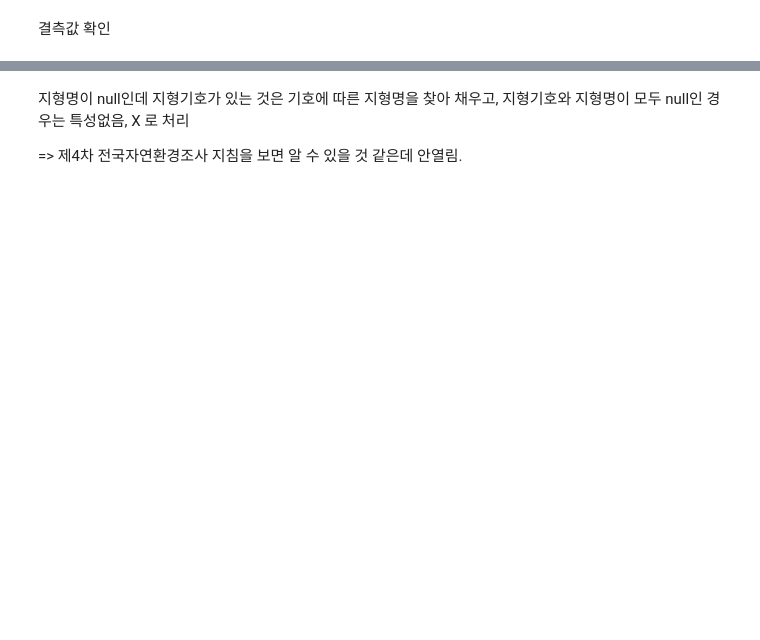
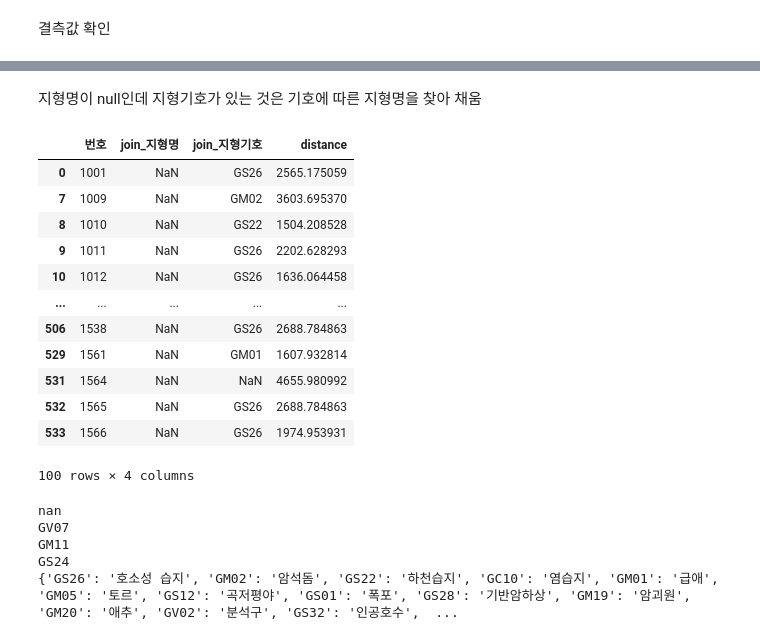
Before and after one commit to HKLeeeee/datacampus_dao, a Jupyter notebook: preprocessing/지형경관.ipynb, the cells around one changed output, grey strips where cells are left out. Drawn from its saved outputs; the diff is of its cells as text; code cells hidden in the pictures; blank space fills up the shorter version.

```diff
--- a/preprocessing/지형경관.ipynb
+++ b/preprocessing/지형경관.ipynb
@@ -90,5 +96,33 @@ df[df['join_지형기호'].isnull()]
 # %% [markdown]
-지형명이 null인데 지형기호가 있는 것은 기호에 따른 지형명을 찾아 채우고,
-지형기호와 지형명이 모두 null인 경우는 특성없음, X 로 처리
-
-=> 제4차 전국자연환경조사 지침을 보면 알 수 있을 것 같은데 안열림.
+지형명이 null인데 지형기호가 있는 것은 기호에 따른 지형명을 찾아 채움
+# %%
+name_null = df[df['join_지형명'].isnull()]
+display(name_null)
+symbol = list(name_null['join_지형기호'].unique())
+symbol_dict = {}
+for s in symbol :
+    a = df[(df['join_지형기호'] == s) & (df['join_지형명'].notnull())]
+    try :
+        symbol_dict[s]=a['join_지형명'].unique()[0]
+    except :
+        print(s)
+print(symbol_dict)
+# %% [output]
+|  | 번호 | join_지형명 | join_지형기호 | distance |
+| 0 | 1001 | NaN | GS26 | 2565.175059 |
+| 7 | 1009 | NaN | GM02 | 3603.695370 |
+| 8 | 1010 | NaN | GS22 | 1504.208528 |
+| 9 | 1011 | NaN | GS26 | 2202.628293 |
+| 10 | 1012 | NaN | GS26 | 1636.064458 |
+| ... | ... | ... | ... | ... |
+| 506 | 1538 | NaN | GS26 | 2688.784863 |
+| 529 | 1561 | NaN | GM01 | 1607.932814 |
+| 531 | 1564 | NaN | NaN | 4655.980992 |
+| 532 | 1565 | NaN | GS26 | 2688.784863 |
+| 533 | 1566 | NaN | GS26 | 1974.953931 |
+100 rows × 4 columns
+nan
+GV07
+GM11
+GS24
+{'GS26': '호소성 습지', 'GM02': '암석돔', 'GS22': '하천습지', 'GC10': '염습지', 'GM01': '급애', 'GM05': '토르', 'GS12': '곡저평야', 'GS01': '폭포', 'GS28': '기반암하상', 'GM19': '암괴원', 'GM20': '애추', 'GV02': '분석구', 'GS32': '인공호수',  ...
```
Also changed, not shown: parts of 24 cells of this notebook.
